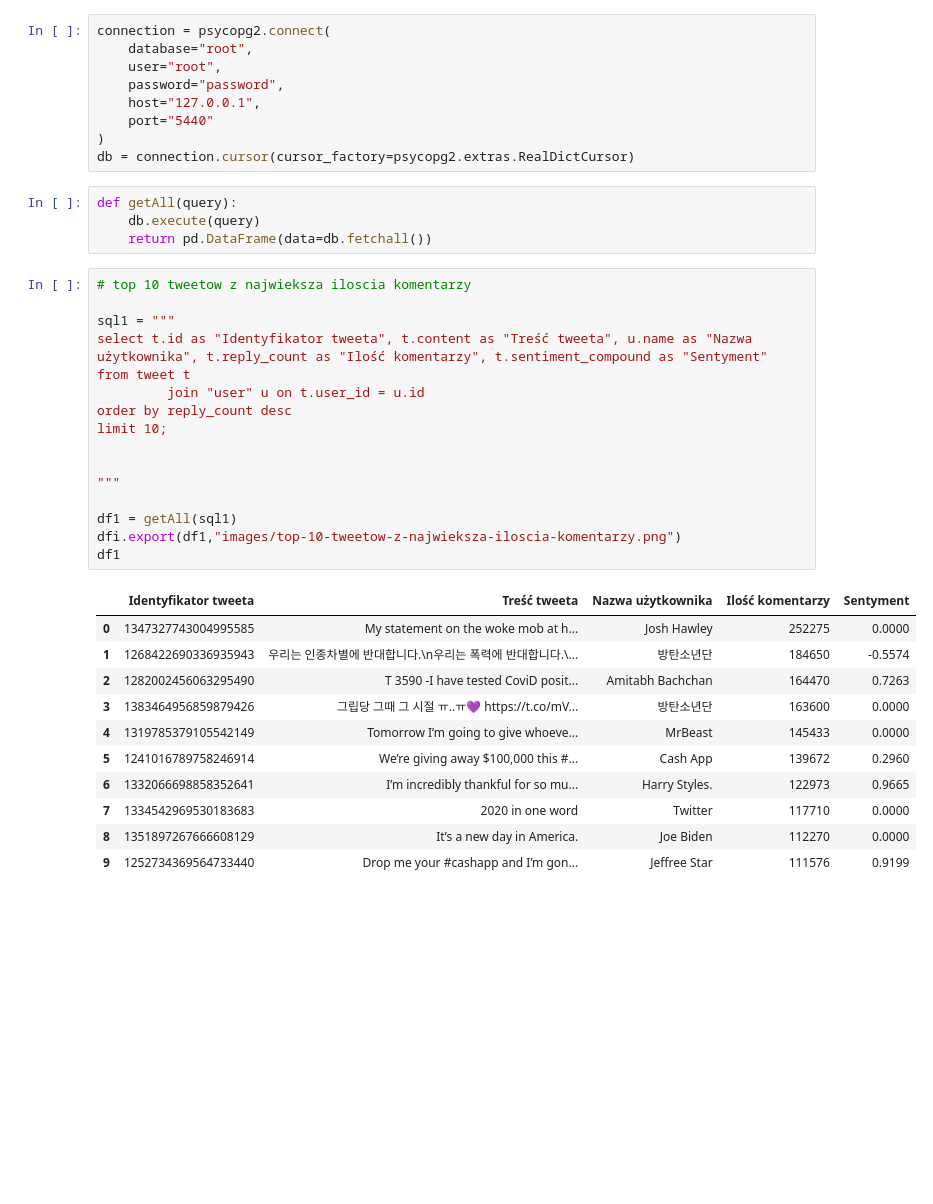
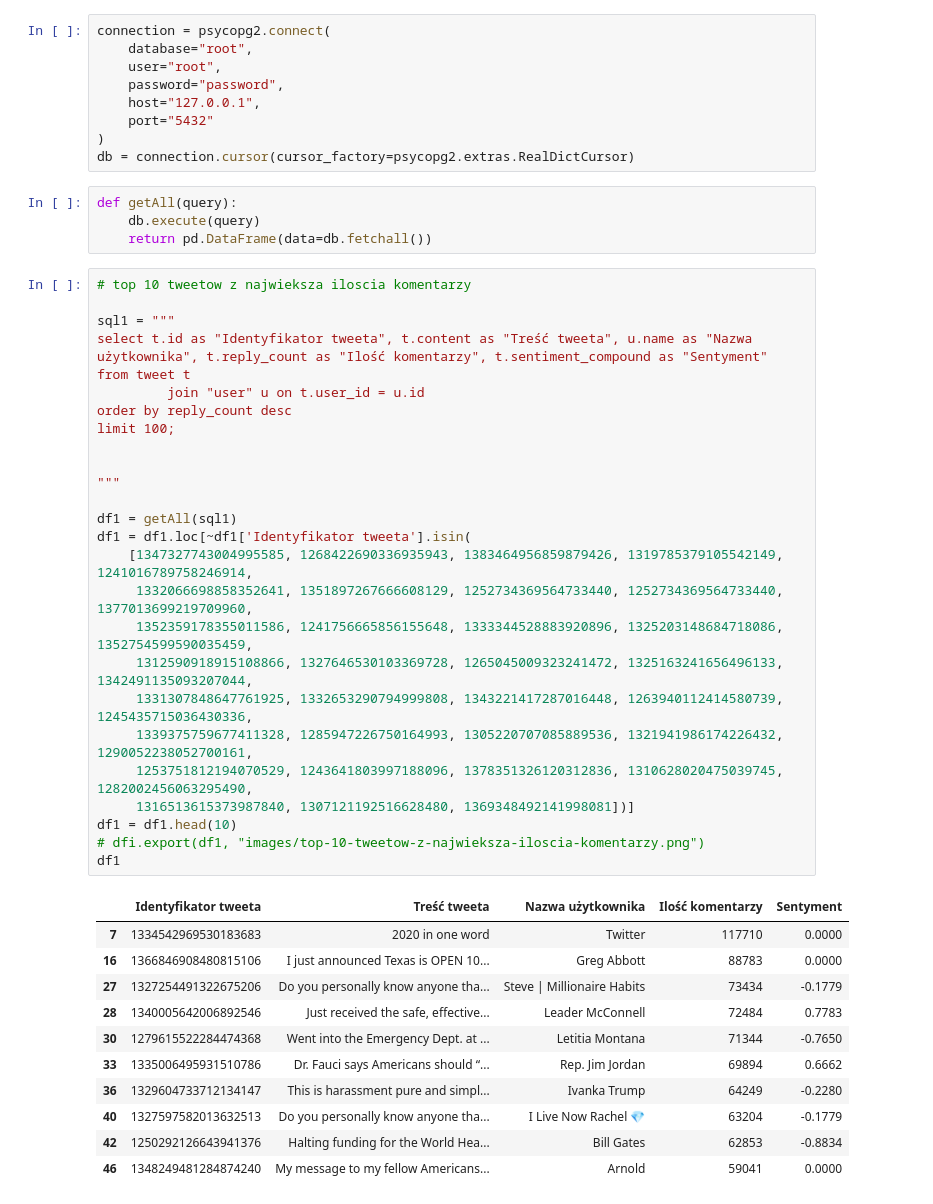
Before and after one commit to piaskowyk/twitter-posts-analysis, a Jupyter notebook: notebooks/2.ipynb, the cells around one changed output. Drawn from its saved outputs; the diff is of its cells as text; blank space fills up the shorter version.

Commit message:
Change plot formatting and remove bad tweets

```diff
--- a/notebooks/2.ipynb
+++ b/notebooks/2.ipynb
@@ -13,7 +13,7 @@ connection = psycopg2.connect(
     user="root",
     password="password",
     host="127.0.0.1",
-    port="5440"
+    port="5432"
 )
 db = connection.cursor(cursor_factory=psycopg2.extras.RealDictCursor)
 # %%
@@ -23,31 +23,41 @@ def getAll(query):
 # %%
 # top 10 tweetow z najwieksza iloscia komentarzy
 
 sql1 = """
 select t.id as "Identyfikator tweeta", t.content as "Treść tweeta", u.name as "Nazwa użytkownika", t.reply_count as "Ilość komentarzy", t.sentiment_compound as "Sentyment"
 from tweet t
          join "user" u on t.user_id = u.id
 order by reply_count desc
-limit 10;
+limit 100;
 
 
 """
 
 df1 = getAll(sql1)
-dfi.export(df1,"images/top-10-tweetow-z-najwieksza-iloscia-komentarzy.png")
+df1 = df1.loc[~df1['Identyfikator tweeta'].isin(
+    [1347327743004995585, 1268422690336935943, 1383464956859879426, 1319785379105542149, 1241016789758246914,
+     1332066698858352641, 1351897267666608129, 1252734369564733440, 1252734369564733440, 1377013699219709960,
+     1352359178355011586, 1241756665856155648, 1333344528883920896, 1325203148684718086, 1352754599590035459,
+     1312590918915108866, 1327646530103369728, 1265045009323241472, 1325163241656496133, 1342491135093207044,
+     1331307848647761925, 1332653290794999808, 1343221417287016448, 1263940112414580739, 1245435715036430336,
+     1339375759677411328, 1285947226750164993, 1305220707085889536, 1321941986174226432, 1290052238052700161,
+     1253751812194070529, 1243641803997188096, 1378351326120312836, 1310628020475039745, 1282002456063295490,
+     1316513615373987840, 1307121192516628480, 1369348492141998081])]
+df1 = df1.head(10)
+# dfi.export(df1, "images/top-10-tweetow-z-najwieksza-iloscia-komentarzy.png")
 df1
 # %% [output]
 |  | Identyfikator tweeta | Treść tweeta | Nazwa użytkownika | Ilość komentarzy | Sentyment |
-| 0 | 1347327743004995585 | My statement on the woke mob at h... | Josh Hawley | 252275 | 0.0000 |
-| 1 | 1268422690336935943 | 우리는 인종차별에 반대합니다.\n우리는 폭력에 반대합니다.\... | 방탄소년단 | 184650 | -0.5574 |
-| 2 | 1282002456063295490 | T 3590 -I have tested CoviD posit... | Amitabh Bachchan | 164470 | 0.7263 |
-| 3 | 1383464956859879426 | 그립당 그때 그 시절 ㅠ..ㅠ💜 https://t.co/mV... | 방탄소년단 | 163600 | 0.0000 |
-| 4 | 1319785379105542149 | Tomorrow I’m going to give whoeve... | MrBeast | 145433 | 0.0000 |
-| 5 | 1241016789758246914 | We’re giving away $100,000 this #... | Cash App | 139672 | 0.2960 |
-| 6 | 1332066698858352641 | I’m incredibly thankful for so mu... | Harry Styles. | 122973 | 0.9665 |
 | 7 | 1334542969530183683 | 2020 in one word | Twitter | 117710 | 0.0000 |
-| 8 | 1351897267666608129 | It’s a new day in America. | Joe Biden | 112270 | 0.0000 |
-| 9 | 1252734369564733440 | Drop me your #cashapp and I’m gon... | Jeffree Star | 111576 | 0.9199 |
+| 16 | 1366846908480815106 | I just announced Texas is OPEN 10... | Greg Abbott | 88783 | 0.0000 |
+| 27 | 1327254491322675206 | Do you personally know anyone tha... | Steve | Millionaire Habits | 73434 | -0.1779 |
+| 28 | 1340005642006892546 | Just received the safe, effective... | Leader McConnell | 72484 | 0.7783 |
+| 30 | 1279615522284474368 | Went into the Emergency Dept. at ... | Letitia Montana | 71344 | -0.7650 |
+| 33 | 1335006495931510786 | Dr. Fauci says Americans should “... | Rep. Jim Jordan | 69894 | 0.6662 |
+| 36 | 1329604733712134147 | This is harassment pure and simpl... | Ivanka Trump | 64249 | -0.2280 |
+| 40 | 1327597582013632513 | Do you personally know anyone tha... | I Live Now Rachel 💎 | 63204 | -0.1779 |
+| 42 | 1250292126643941376 | Halting funding for the World Hea... | Bill Gates | 62853 | -0.8834 |
+| 46 | 1348249481284874240 | My message to my fellow Americans... | Arnold | 59041 | 0.0000 |
 # %%
 # top 10 tweetow z najwieksza iloscia retweetow
 
```
Also changed, not shown: parts of 5 cells of this notebook, 16 other files.
